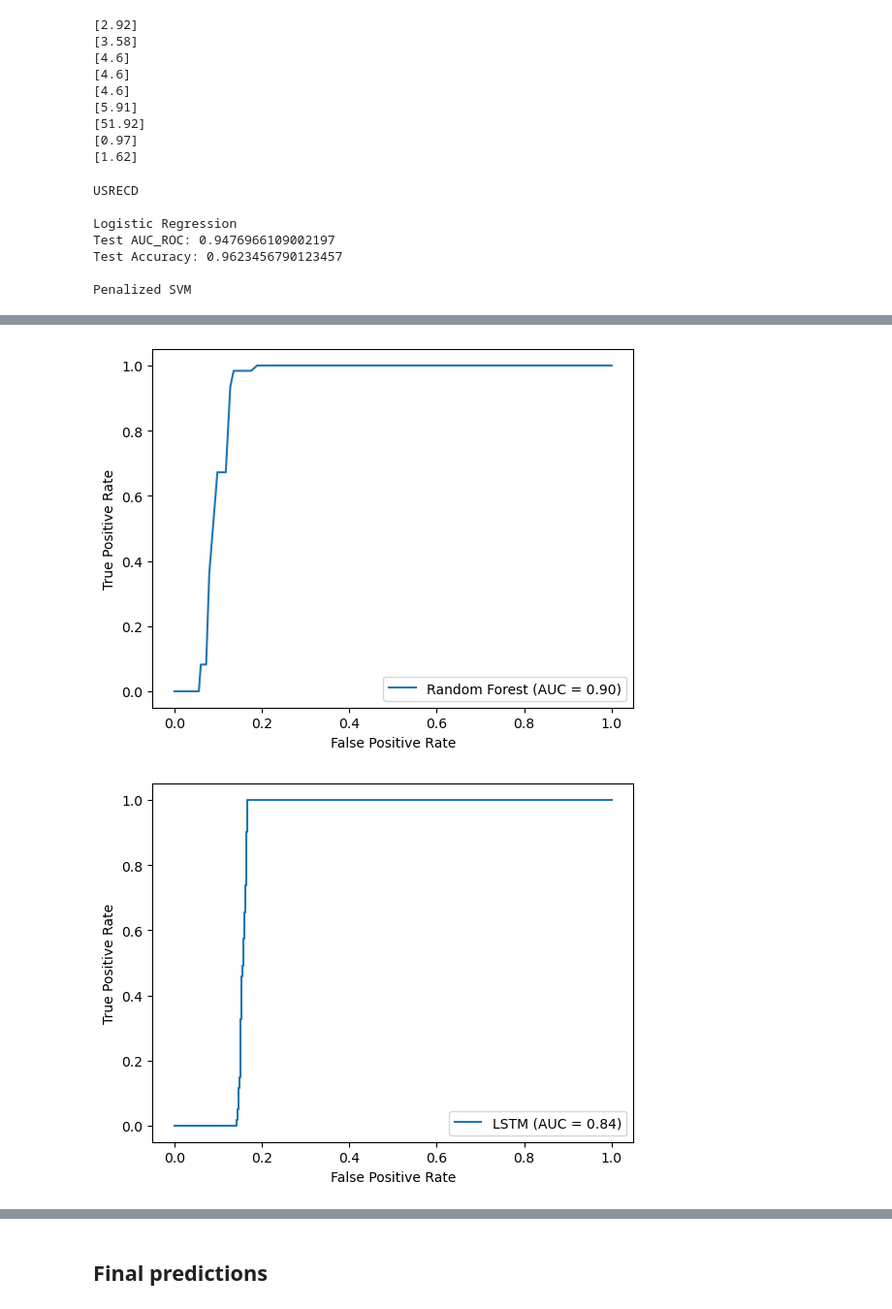
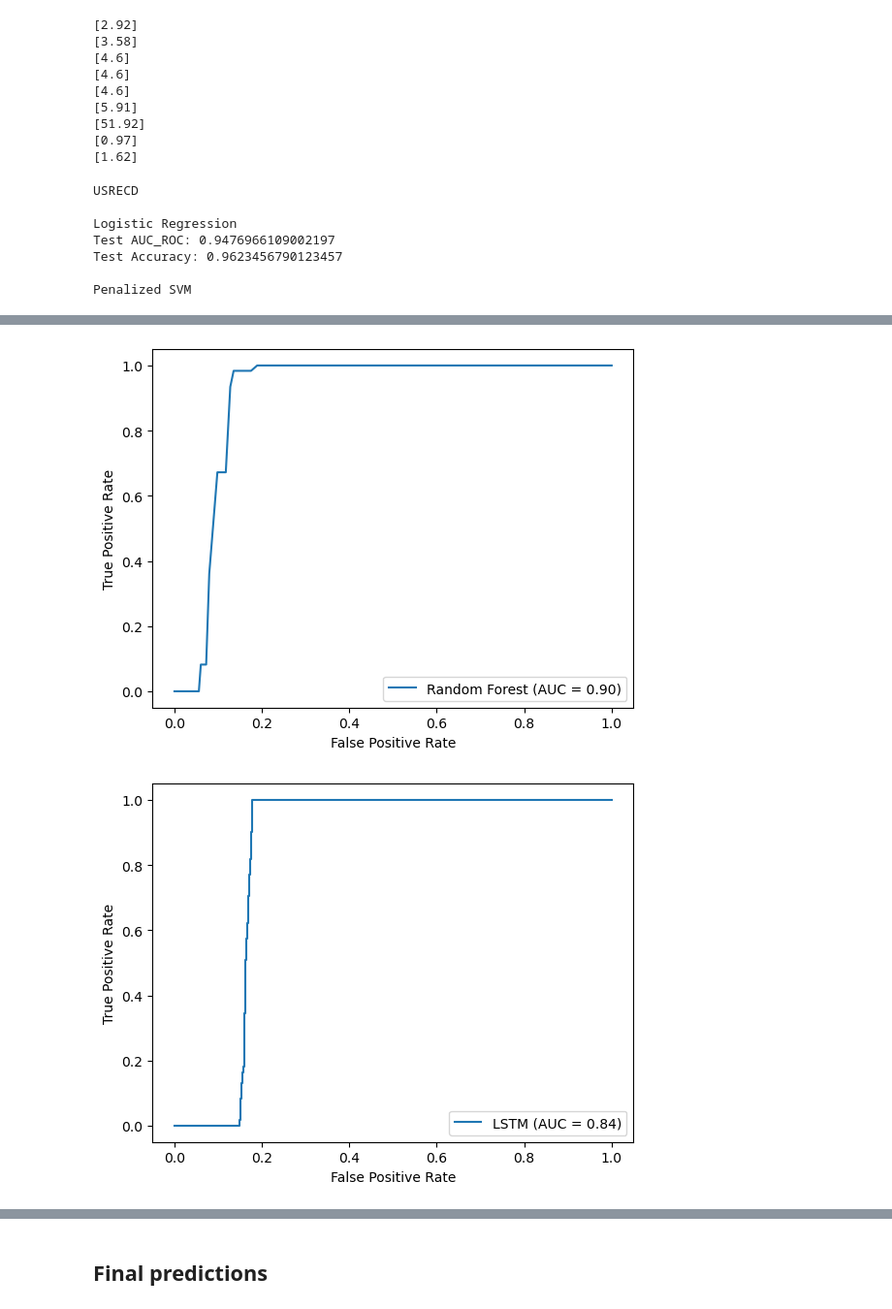
Before and after one commit to Jakoviz/Forward-looking-model-of-the-US-economy, a Jupyter notebook: notebooks/CAPE_BAAFFM_BCI_CCI_CLI_IJC_PMIC_T10Y2Y_T10Y3M_vs_USRECD_GDP_model.ipynb, the cells around one changed output, grey strips where cells are left out. Shown at 97% size. Drawn from its saved outputs; the diff is of its cells as text; code cells hidden in the pictures.

```diff
--- a/notebooks/CAPE_BAAFFM_BCI_CCI_CLI_IJC_PMIC_T10Y2Y_T10Y3M_vs_USRECD_GDP_model.ipynb
+++ b/notebooks/CAPE_BAAFFM_BCI_CCI_CLI_IJC_PMIC_T10Y2Y_T10Y3M_vs_USRECD_GDP_model.ipynb
@@ -120,7 +120,7 @@ get_classification_models = [lambda: linear_model.LogisticRegression(), lambda:
     class_weight='balanced', probability=True, max_iter=1000, random_state=1), lambda: RandomForestClassifier(random_state=1), lambda: get_LSTM_classification_model()]
 get_regression_models = [lambda: linear_model.LinearRegression(), lambda: get_LSTM_regression_model()]
 target_variables_classification = ["USRECD"]
-target_variables_regression = ["GDP_rate", "GDP_abs"]
+target_variables_regression = ["GDP_rate"]
 target_variables = target_variables_classification + target_variables_regression
 # %%
 # Read the data and do a little bit of wrangling:
@@ -372,12 +373,12 @@ for target_variable in target_variables_classification:
         print()
         print(model_name)
         if model_name == 'LSTM':
-            current_X_train, current_y_train = split_sequences(X_train.to_numpy(), y_train[target_variable].to_numpy(), n_steps=LSTM_length)
+            current_X_train, current_y_train = split_sequences(X_train[features].to_numpy(), y_train[target_variable].to_numpy(), n_steps=LSTM_length)
             current_X_train = current_X_train.astype(np.float32)
             current_y_train = current_y_train.astype(np.float32)
             current_X_test = pd.concat([X_train.iloc[-LSTM_length+1:], X_test])
             current_y_test = pd.concat([y_train.iloc[-LSTM_length+1:], y_test])
-            current_X_test, current_y_test = split_sequences(current_X_test.to_numpy(), current_y_test[target_variable].to_numpy(), n_steps=LSTM_length)
+            current_X_test, current_y_test = split_sequences(current_X_test[features].to_numpy(), current_y_test[target_variable].to_numpy(), n_steps=LSTM_length)
             current_X_test = current_X_test.astype(np.float32)
             current_y_test = current_y_test.astype(np.float32)
 
@@ -447,13 +448,13 @@ Test Accuracy: 0.9604938271604938
 
 ... (5 lines left out)
 Accuracy: 0.8685185185185185
 Baseline #3: naively guess 1 (recession) occurs once for every 3650 days, but at a random point in time, and so that there is a recession 365 days onwards from that point in time
 ROC AUC: 0.5
 Accuracy: 0.9623456790123457
 [figure]
 [figure]
 [figure]
-[figure, old version]
+[figure, new version]
 # %%
 ## Regression
 for target_variable in target_variables_regression:
```
Also changed, not shown: parts of 6 cells of this notebook, 2 other files.
